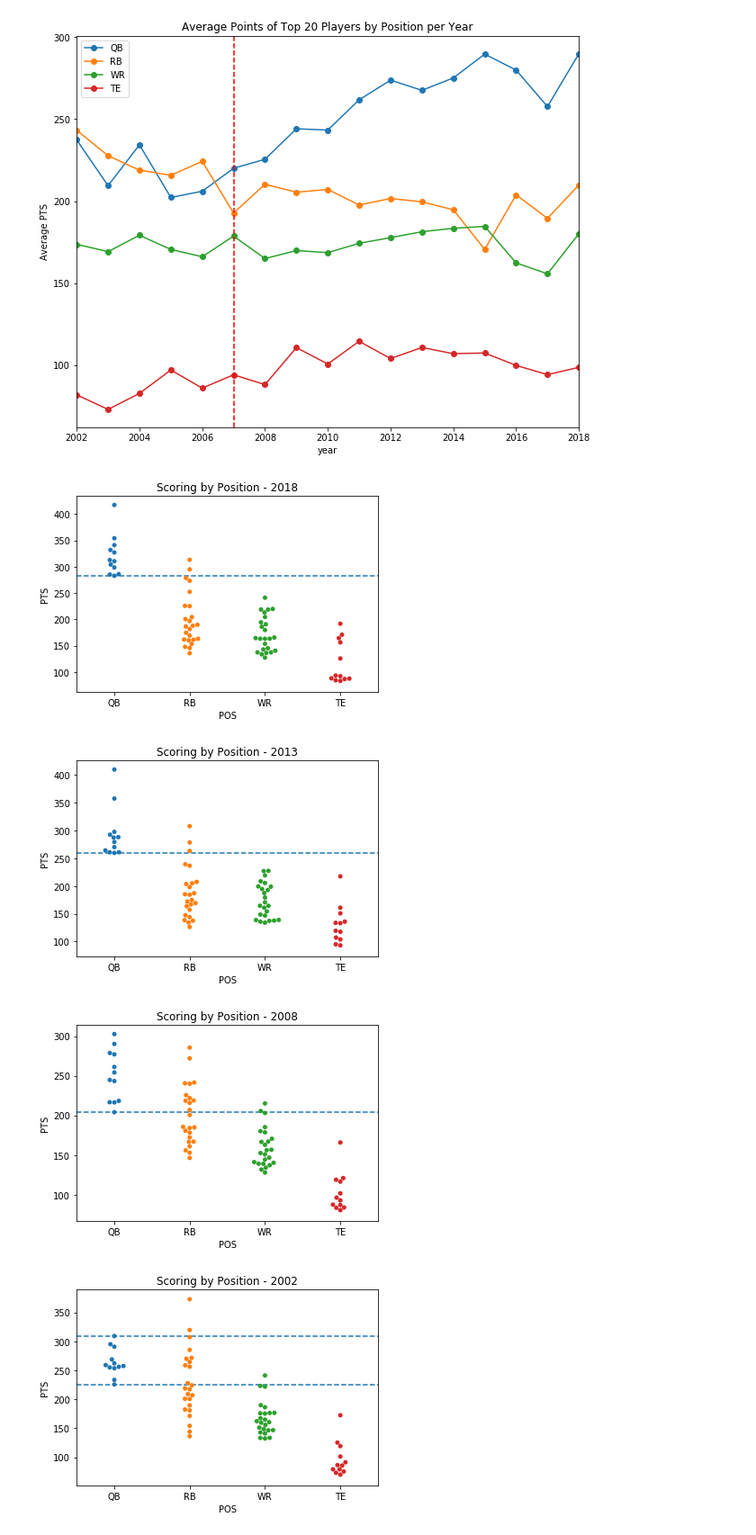
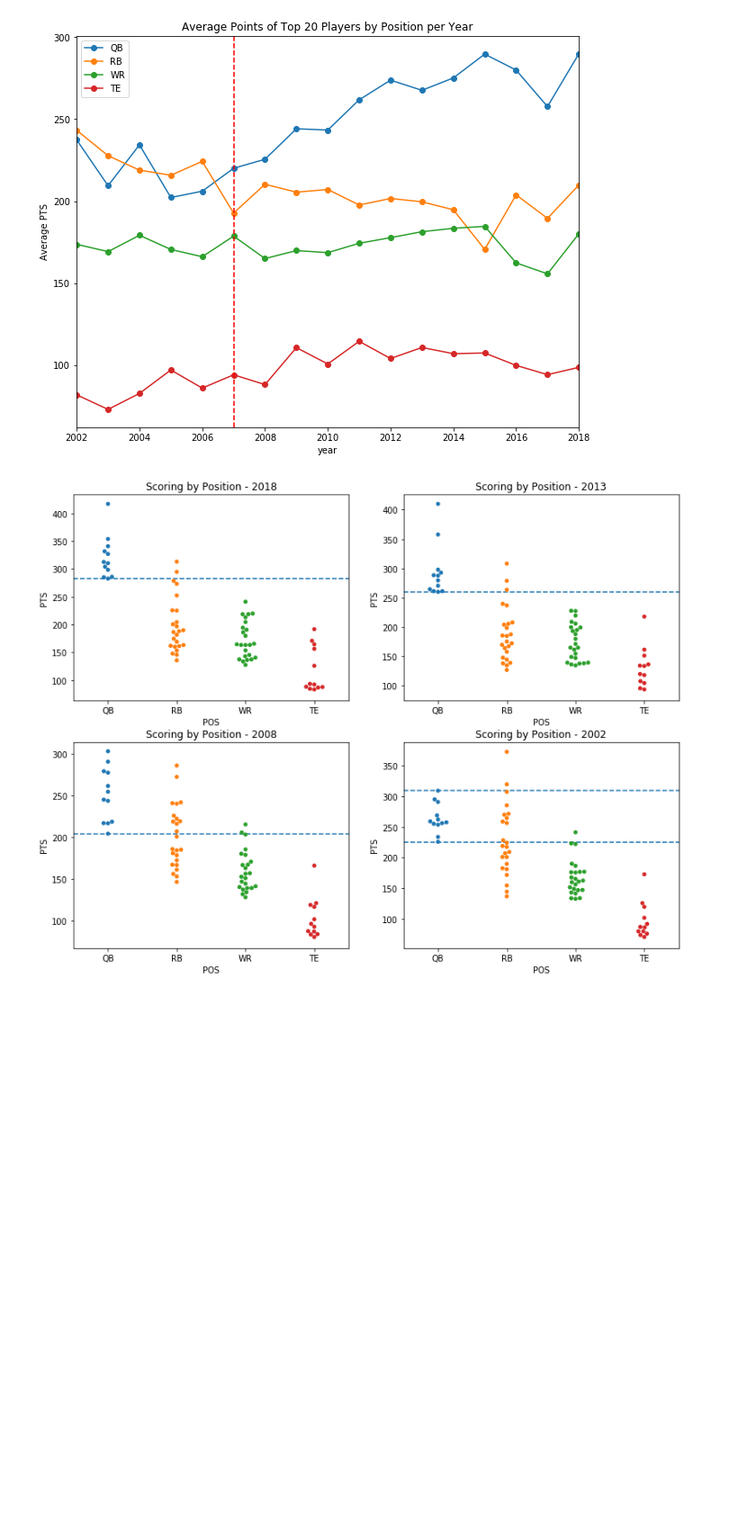
Before and after one commit to jlwalsh13/Capstone_1, a Jupyter notebook: fantasy_project.ipynb, the cells around one changed output. Shown at 90% size. Drawn from its saved outputs; the diff is of its cells as text; code cells hidden in the pictures; blank space fills up the shorter version.

```diff
--- a/fantasy_project.ipynb
+++ b/fantasy_project.ipynb
@@ -83,0 +59,15 @@ projections_2019[41:44]
+# %%
+TOP10 = []
+
+for year in range(2002, 2019):
+    df = ALL[ALL.YEAR == year]
+    TOP10.append(df.head(10).POS.value_counts())
+
+df = pd.DataFrame(TOP10).fillna(0)
+df.index = range(2002, 2019)
+
+df.plot(kind='bar', color=['blue', 'red', 'yellow'], figsize=(12,4), rot=0)
+plt.xlabel('year')
+plt.ylabel('Amount in Top 10')
+plt.title('Top 10 in Points by Year')
+plt.show()
@@ -84,14 +89,14 @@ projections_2019[41:44]
 # %%
-X = []
+top20_means = []
 
 for year in range(2002, 2019):
     top20 = ALL[ALL.YEAR == year]
-    X.append([top20[top20.POS == 'QB'][:20].PTS.mean(),
-              top20[top20.POS == 'RB'][:20].PTS.mean(),
-              top20[top20.POS == 'WR'][:20].PTS.mean(),
-              top20[top20.POS == 'TE'][:20].PTS.mean()])
+    top20_means.append([top20[top20.POS == 'QB'][:20].PTS.mean(),
+                        top20[top20.POS == 'RB'][:20].PTS.mean(),
+                        top20[top20.POS == 'WR'][:20].PTS.mean(),
+                        top20[top20.POS == 'TE'][:20].PTS.mean()])
 
-top20 = pd.DataFrame(X, columns=['QB', 'RB', 'WR', 'TE'])
+top20 = pd.DataFrame(top20_means, columns=['QB', 'RB', 'WR', 'TE'])
 top20.index = range(2002, 2019)
 
 top20.plot(figsize=(10,8), marker='o')
@@ -103,50 +108,49 @@ plt.show()
 # %% [output]
 [figure]
 # %%
-grouping = []
+starter = []
 position = ['QB', 'RB', 'WR', 'TE']
 
 for year in range(2002, 2019):
     df = ALL[ALL.YEAR == year]
     for pos in position:
         if pos == 'QB' or pos == 'TE':
-            grouping.append(df[df.POS == pos][:12])
+            starter.append(df[df.POS == pos][:12])
         else:
-            grouping.append(df[df.POS == pos][:24])
+            starter.append(df[df.POS == pos][:24])
 
-TOP = pd.concat(grouping)
+TOP = pd.concat(starter)
 TOP = TOP.reset_index(drop=True)
 # %%
 df18 = TOP[TOP.YEAR == 2018]
 df13 = TOP[TOP.YEAR == 2013]
 df08 = TOP[TOP.YEAR == 2008]
 df02 = TOP[TOP.YEAR == 2002]
 
+plt.figure(figsize=(13,10))
+plt.subplot(221)
 sns.swarmplot(x='POS', y='PTS', data=df18)
 plt.axhline(df18[df18.POS == 'QB'].PTS.min(), linestyle='--')
 plt.title('Scoring by Position - 2018')
-plt.show()
 
+plt.subplot(222)
 sns.swarmplot(x='POS', y='PTS', data=df13)
 plt.axhline(df13[df13.POS == 'QB'].PTS.min(), linestyle='--')
 plt.title('Scoring by Position - 2013')
-plt.show()
 
+plt.subplot(223)
 sns.swarmplot(x='POS', y='PTS', data=df08)
 plt.axhline(df08[df08.POS == 'QB'].PTS.min(), linestyle='--')
 plt.title('Scoring by Position - 2008')
-plt.show()
 
+plt.subplot(224)
 sns.swarmplot(x='POS', y='PTS', data=df02)
 plt.axhline(df02[df02.POS == 'QB'].PTS.min(), linestyle='--')
 plt.axhline(df02[df02.POS == 'QB'].PTS.max(), linestyle='--')
 plt.title('Scoring by Position - 2002')
 plt.show()
 # %% [output]
-[figure, old version]
+[figure, new version]
-[figure, removed]
-[figure, removed]
-[figure, removed]
 # %%
 QB_STD5 = []
 RB_STD5 = []
```
Also changed, not shown: parts of 8 cells of this notebook.
